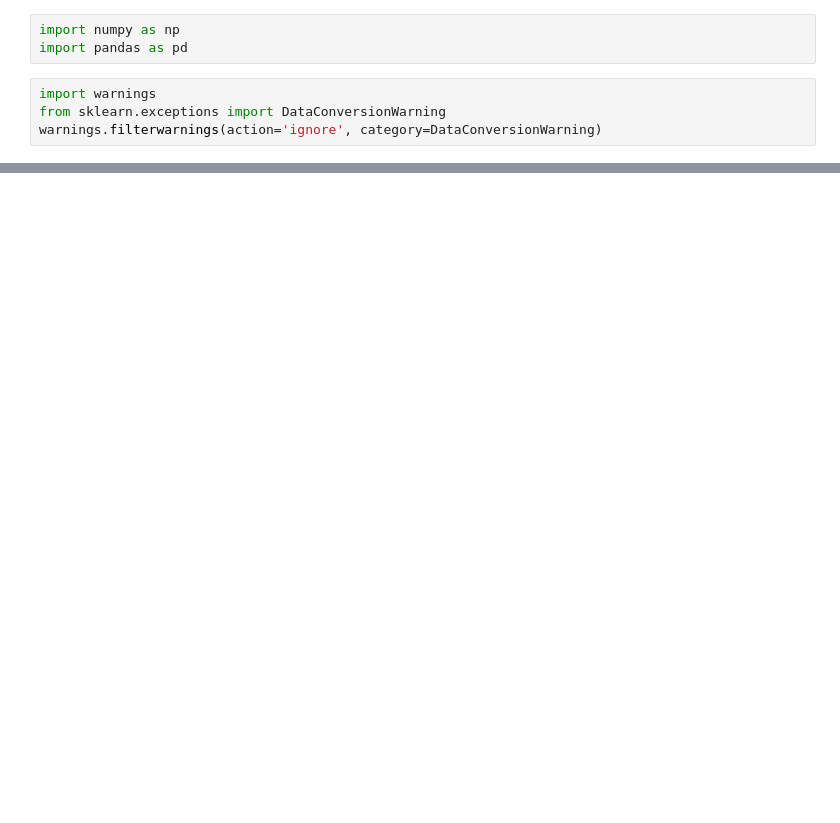
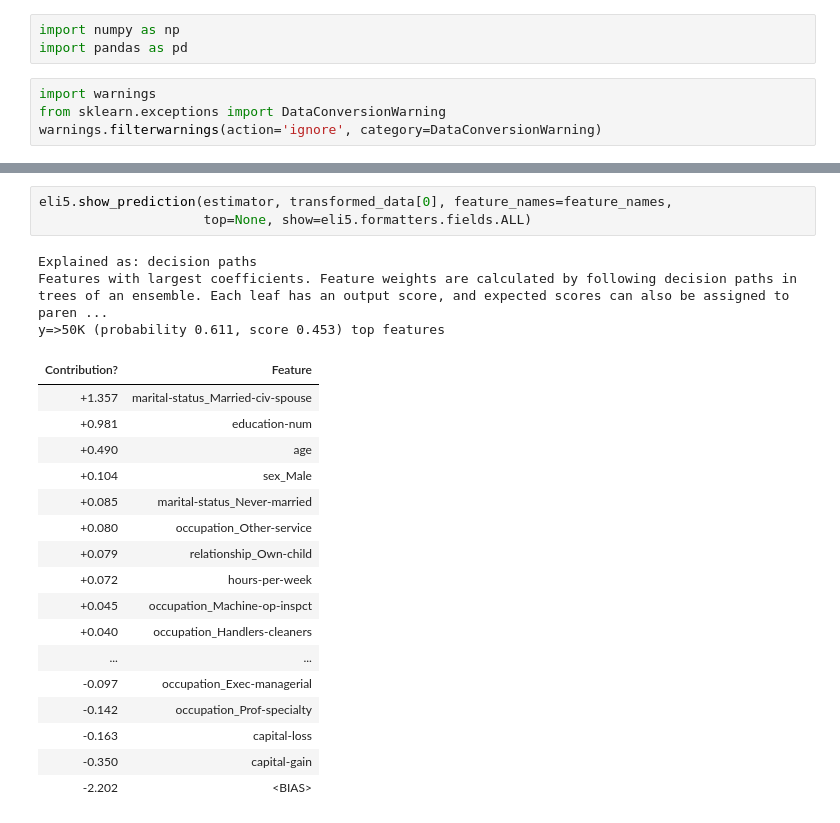
Before and after one commit to jgbustos/ml-demos, a Jupyter notebook: Census Income Prediction.ipynb, the cells around one changed output, grey strips where cells are left out. Cells and saved outputs as stored; diff of their text form; blank space fills up the shorter version.

```diff
--- a/Census Income Prediction.ipynb
+++ b/Census Income Prediction.ipynb
@@ -31,0 +83,24 @@ trained_model.predict(test)
+# %%
+eli5.show_prediction(estimator, transformed_data[0], feature_names=feature_names,
+                     top=None, show=eli5.formatters.fields.ALL)
+# %% [output]
+Explained as: decision paths
+Features with largest coefficients. Feature weights are calculated by following decision paths in trees of an ensemble. Each leaf has an output score, and expected scores can also be assigned to paren ...
+y=>50K (probability 0.611, score 0.453) top features
+| Contribution? | Feature |
+| +1.357 | marital-status_Married-civ-spouse |
+| +0.981 | education-num |
+| +0.490 | age |
+| +0.104 | sex_Male |
+| +0.085 | marital-status_Never-married |
+| +0.080 | occupation_Other-service |
+| +0.079 | relationship_Own-child |
+| +0.072 | hours-per-week |
+| +0.045 | occupation_Machine-op-inspct |
+| +0.040 | occupation_Handlers-cleaners |
+| ... | ... |
+| -0.097 | occupation_Exec-managerial |
+| -0.142 | occupation_Prof-specialty |
+| -0.163 | capital-loss |
+| -0.350 | capital-gain |
+| -2.202 | <BIAS> |
```
Also changed, not shown: parts of 11 cells of this notebook.
